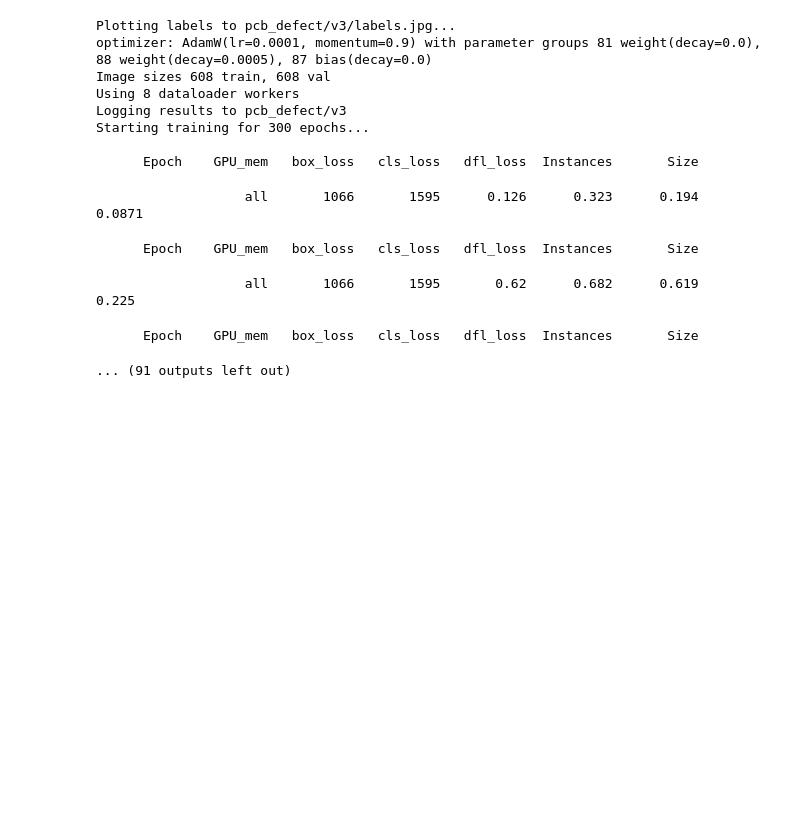
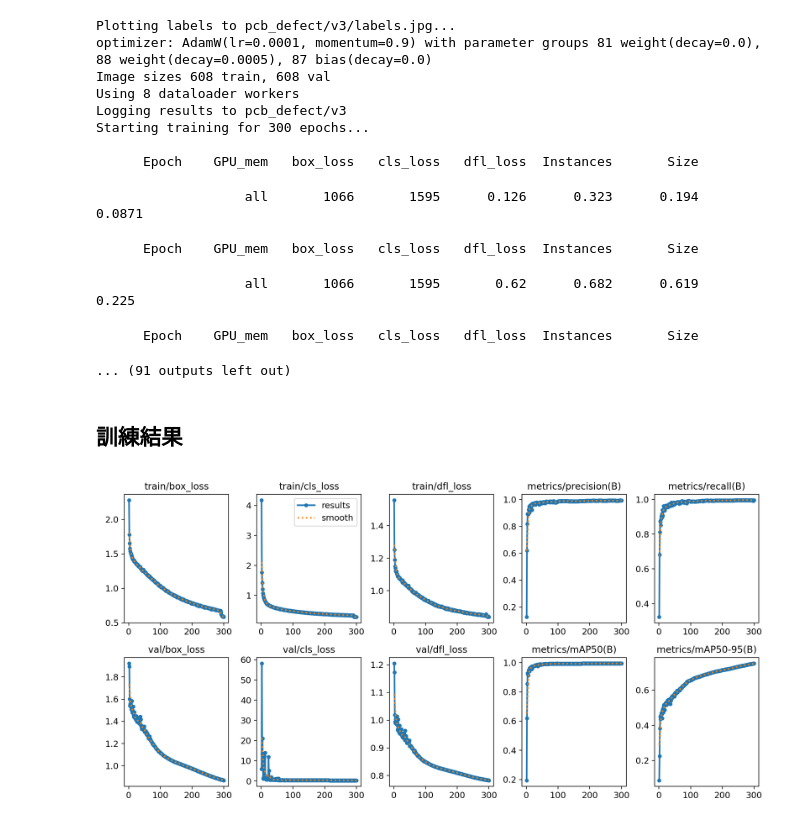
Before and after one commit to devilhyt/nchu-stuff, a Jupyter notebook: 2024-fall/cv/pcb_defect_detection/train.ipynb, the cells around one changed output. Saved outputs shown, nothing was run; the diff lists cells and outputs as text; code cells hidden in the pictures; blank space fills up the shorter version.

Commit message:
update cv final project

```diff
--- a/2024-fall/cv/pcb_defect_detection/train.ipynb
+++ b/2024-fall/cv/pcb_defect_detection/train.ipynb
@@ -86,3 +97,12 @@ Starting training for 300 epochs...
                    all       1066       1595       0.62      0.682      0.619      0.225
       Epoch    GPU_mem   box_loss   cls_loss   dfl_loss  Instances       Size
 ... (91 outputs left out)
+# %% [markdown]
+## 訓練結果
+# %%
+from IPython.display import Image, display
+
+experiment_path = Path(f"{PROJECT}/{NAME}")
+display(Image(experiment_path / "results.png"))
+# %% [output]
+[figure, added]
```
Also changed, not shown: parts of 11 cells of this notebook.
